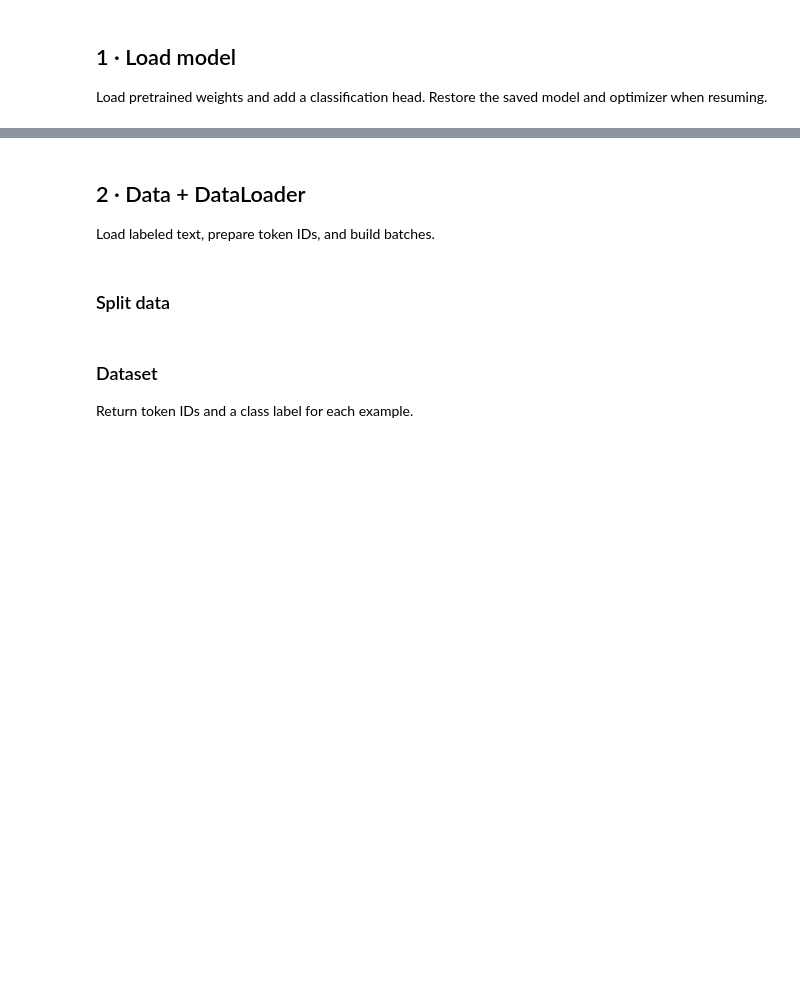
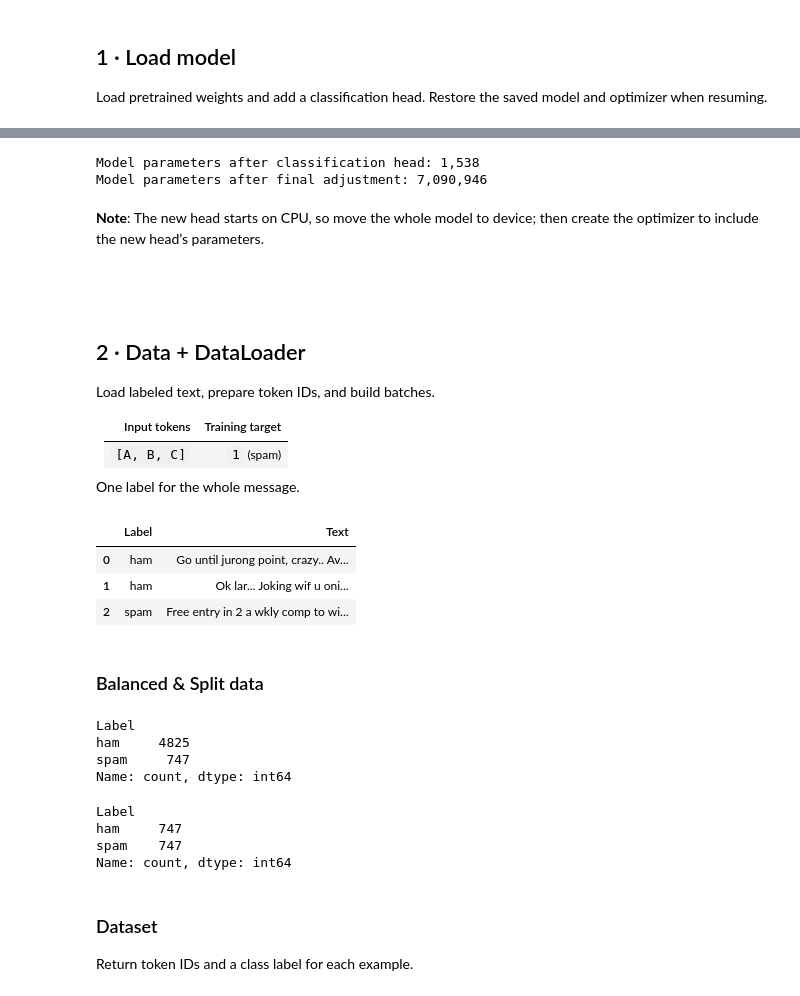
Before and after one commit to faisalanjum/LLM-fine-tuning, a Jupyter notebook: Training/02_classification.ipynb, the cells around one changed output, grey strips where cells are left out. Drawn from its saved outputs; the diff is of its cells as text; code cells hidden in the pictures; blank space fills up the shorter version.

```diff
--- a/Training/02_classification.ipynb
+++ b/Training/02_classification.ipynb
@@ -75,0 +117,21 @@ Load pretrained weights and add a classification head. Restore the saved model a
+# %%
+torch.manual_seed(123)
+num_classes = 2
+
+model.out_head = nn.Linear(in_features=gpt2_model_configs[CHOOSE_MODEL]['emb_dim'],
+                           out_features=num_classes)
+
+print(f"Model parameters after classification head: {count_trainable_params(model):,}")
+
+# turn on gradients for last transformer block
+for param in model.trf_blocks[-1].parameters(): param.requires_grad = True
+
+# turn on gradient for final_norm
+for param in model.final_norm.parameters(): param.requires_grad = True
+
+print(f"Model parameters after final adjustment: {count_trainable_params(model):,}")
+# %% [output]
+Model parameters after classification head: 1,538
+Model parameters after final adjustment: 7,090,946
+# %% [markdown]
+**Note**: The new head starts on CPU, so move the whole model to device; then create the optimizer to include the new head’s parameters.
@@ -76,10 +141,47 @@ Load pretrained weights and add a classification head. Restore the saved model a
+# %% [markdown]
+#
 # %% [markdown]
 ## 2 · Data + DataLoader
 
 Load labeled text, prepare token IDs, and build batches.
+
+| Input tokens | Training target |
+|---|---|
+| `[A, B, C]` | `1` (spam) |
+
+One label for the whole message.
 # %%
-# TODO: load the raw data.
+df = load_spam_data()
+df.head(3)
+# %% [output]
+|  | Label | Text |
+| 0 | ham | Go until jurong point, crazy.. Av... |
+| 1 | ham | Ok lar... Joking wif u oni... |
+| 2 | spam | Free entry in 2 a wkly comp to wi... |
 # %% [markdown]
-### Split data
+### Balanced & Split data
+# %%
+df['Label'].value_counts()
+# %% [output]
+Label
+ham     4825
+spam     747
+Name: count, dtype: int64
 # %%
-# TODO: split the data into training, validation, and test sets.
+def create_balanced_dataset(df):
+    num_spam       = len(df[df['Label'] == 'spam'])
+    ham_sample     = df[df['Label'] == 'ham'].sample(num_spam, random_state=123)
+    balanced_df    = pd.concat([ham_sample, df[df['Label'] == 'spam']])
+    return balanced_df
+
+
+balanced_df = create_balanced_dataset(df)
+print(balanced_df['Label'].value_counts())
+
+# Map Ham to 0, spam to 1
+balanced_df['Label'] = balanced_df['Label'].map({"ham":0,"spam":1})
+# %% [output]
+Label
+ham     747
+spam    747
+Name: count, dtype: int64
```
Also changed, not shown: parts of 31 cells of this notebook, 29 other files.
